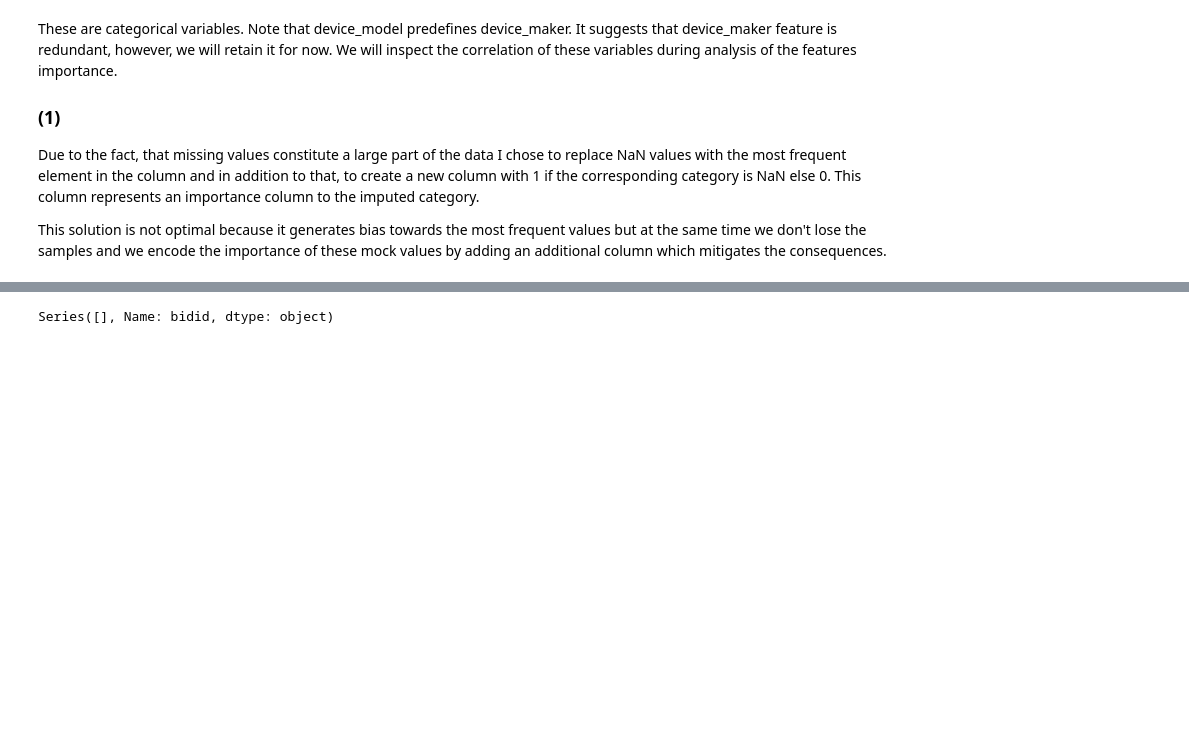
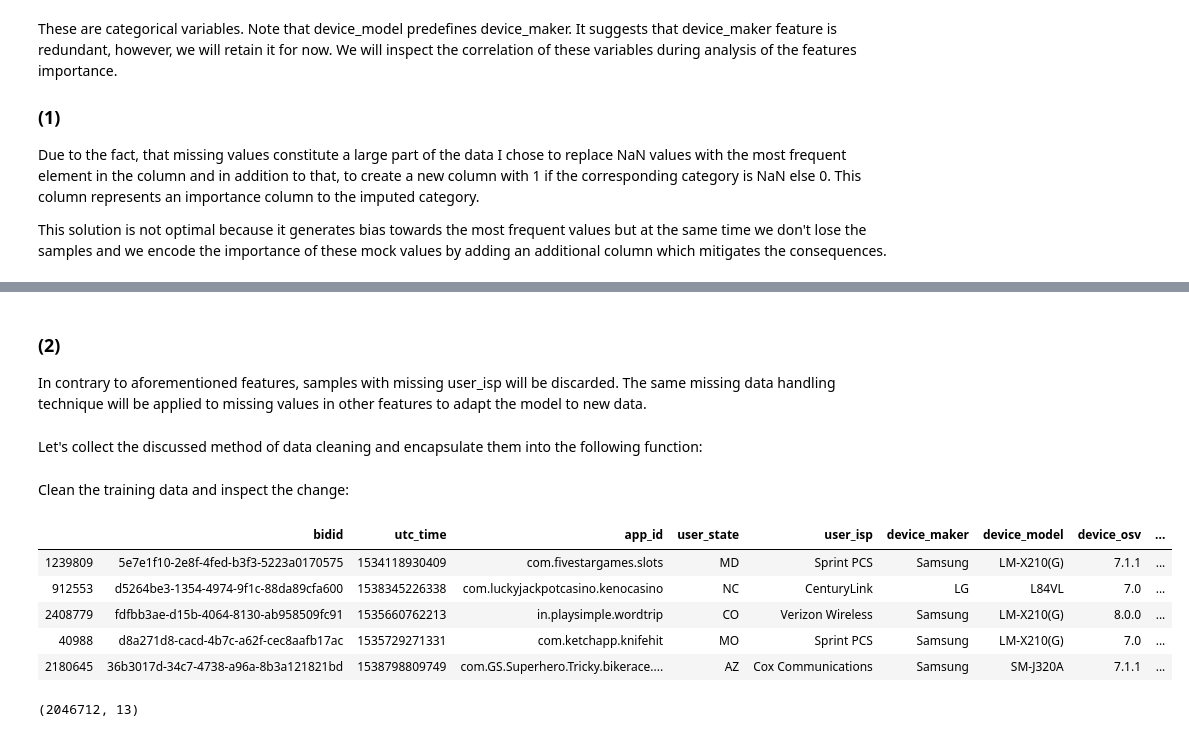
Before and after one commit to daniellevin233/Python_projects, a Jupyter notebook: Click_Prediction_Challenge/click_prediction_model.ipynb, the cells around one changed output, grey strips where cells are left out. Saved outputs shown, nothing was run; the diff lists cells and outputs as text; code cells hidden in the pictures; blank space fills up the shorter version.

```diff
--- a/Click_Prediction_Challenge/click_prediction_model.ipynb
+++ b/Click_Prediction_Challenge/click_prediction_model.ipynb
@@ -174,2 +232,0 @@ Name: user_state, dtype: object
-# %%
-df = df.fillna(df.mode().iloc[0])
@@ -205,4 +233,48 @@ plt.show()
-# %%
-device_freq[['device_model', 'device_maker']].agg('_'.join, axis=0)
-# %% [output]
-Series([], Name: bidid, dtype: object)
+# %% [markdown]
+### (2)
+In contrary to aforementioned features, samples with missing user_isp will be discarded. The same missing data handling technique will be applied to missing values in other features to adapt the model to new data.
+# %% [markdown]
+Let's collect the discussed method of data cleaning and encapsulate them into the following function:
+# %%
+def clean_data(df):
+    # (0) remove the 'marketplace' feature
+    df = df.drop('marketplace', axis=1)
+
+    # (1) impute the most frequent value into 'device_model' and 'device_maker' and
+    #     append an importance column to each of the imputed features
+    #     Note that at these point these are the only features that might still contain missing values
+
+    columns_to_impute = ['device_model', 'device_maker']
+
+    # this step of preprocessing is necessary iff there are any NaN values present
+    if df[columns_to_impute].isnull().values.any():
+        # (2.1) add new column and set 1 if category is null, else 0
+        df[columns_to_impute[0] + '_Imputed'] = np.where(df[columns_to_impute[0]].isnull(),
+                                                         1, 0)
+        df[columns_to_impute[1] + '_Imputed'] = np.where(df[columns_to_impute[1]].isnull(),
+                                                         1, 0)
+
+        # (2.2) replace NaN with the most frequent value (mode)
+        df = df.fillna({columns_to_impute[0] : df[columns_to_impute[0]].mode().iloc[0],
+                        columns_to_impute[1] : df[columns_to_impute[1]].mode().iloc[0]})
+
+    # (2) remove samples in which 'user_isp' or another feature, that is not 'device_model' or 'device_maker', is missing
+    df = df.dropna(subset=[col for col in df if col not in columns_to_impute])
+
+    return df
+# %% [markdown]
+Clean the training data and inspect the change:
+# %%
+train_df_clean = clean_data(train_df)
+train_df_clean.head()
+# %% [output]
+|  | bidid | utc_time | app_id | user_state | user_isp | device_maker | device_model | device_osv | ... |
+| 1239809 | 5e7e1f10-2e8f-4fed-b3f3-5223a0170575 | 1534118930409 | com.fivestargames.slots | MD | Sprint PCS | Samsung | LM-X210(G) | 7.1.1 | ... |
+| 912553 | d5264be3-1354-4974-9f1c-88da89cfa600 | 1538345226338 | com.luckyjackpotcasino.kenocasino | NC | CenturyLink | LG | L84VL | 7.0 | ... |
+| 2408779 | fdfbb3ae-d15b-4064-8130-ab958509fc91 | 1535660762213 | in.playsimple.wordtrip | CO | Verizon Wireless | Samsung | LM-X210(G) | 8.0.0 | ... |
+| 40988 | d8a271d8-cacd-4b7c-a62f-cec8aafb17ac | 1535729271331 | com.ketchapp.knifehit | MO | Sprint PCS | Samsung | LM-X210(G) | 7.0 | ... |
+| 2180645 | 36b3017d-34c7-4738-a96a-8b3a121821bd | 1538798809749 | com.GS.Superhero.Tricky.bikerace.... | AZ | Cox Communications | Samsung | SM-J320A | 7.1.1 | ... |
+# %%
+train_df_clean.shape
+# %% [output]
+(2046712, 13)
```
Also changed, not shown: parts of 95 cells of this notebook.
